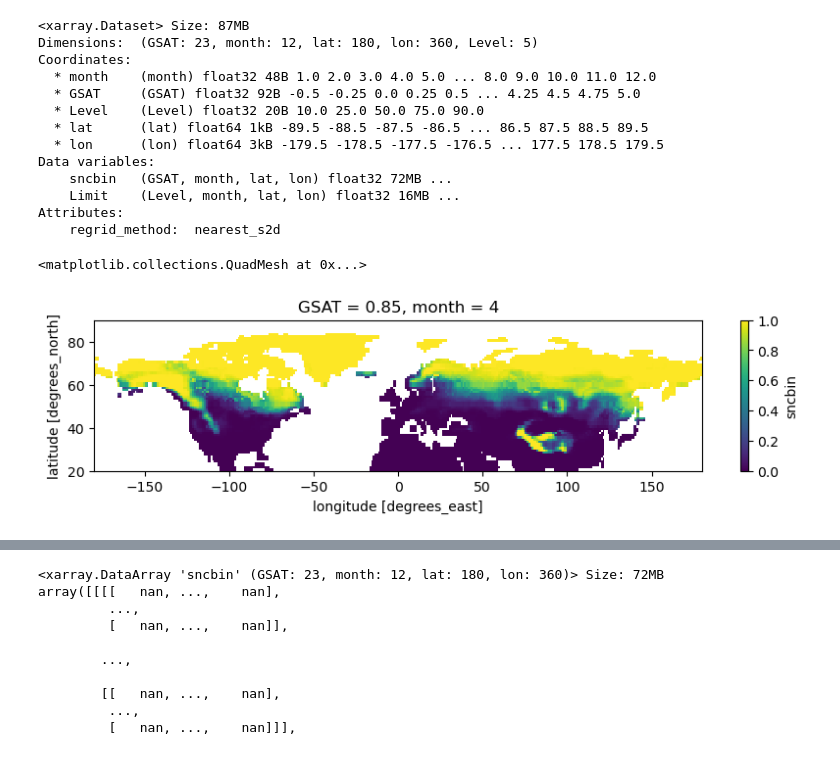
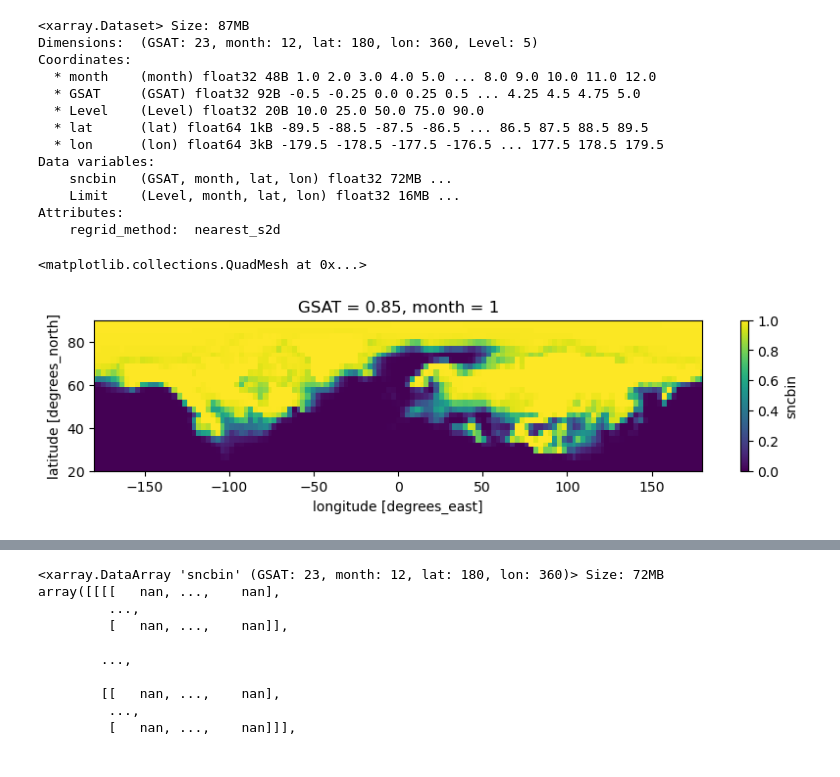
Before and after one commit to IGE-OpenReproLab2025/M2_Snow_project, a Jupyter notebook: notebooks/good_Calcul extension neige limite 0.85°C fichier de sortie interpole 150425.ipynb, the cells around one changed output, grey strips where cells are left out. Cells and saved outputs as stored; diff of their text form; code cells hidden in the pictures.

```diff
--- a/notebooks/good_Calcul extension neige limite 0.85°C fichier de sortie interpole 150425.ipynb
+++ b/notebooks/good_Calcul extension neige limite 0.85°C fichier de sortie interpole 150425.ipynb
@@ -78,6 +198,6 @@ def plot_snow_cover(snc, title="Carte couverture neigeuse"):
 # %%
-path_snc = os.path.join("~/private-storage/interp_models_SW/", "BCC-CSM2-MR_SW_reprojete.nc")
-path_areacella = os.path.join("/home/jovyan/private-storage/areacella_recalcule_cdo_bis/", "BCC-CSM2-MR_gridarea_hist_recalcule.nc")
+path_snc = os.path.join("~/private-storage/interp_models_SW/", "CanESM5_SW_reprojete.nc") #noms des fichiers à changer en fonction du modèle à visualiser
+path_areacella = os.path.join("/home/jovyan/private-storage/areacella_recalcule_cdo_bis/", "CanESM5_gridarea_hist_recalcule.nc")
 
 ds_snc, ds_area = get_data(path_snc, path_areacella)
 
@@ -105,10 +225,10 @@ Attributes:
     regrid_method:  nearest_s2d
 # %%
 plt.figure(figsize=(10, 2))
-snc[3].plot()
+snc[0].plot()
 # %% [output]
 <matplotlib.collections.QuadMesh at 0x...>
-[figure, old version]
+[figure, new version]
 # %%
 snow_cover_km2
 # %% [output]
```
Also changed, not shown: parts of 13 cells of this notebook, 2 other files.
